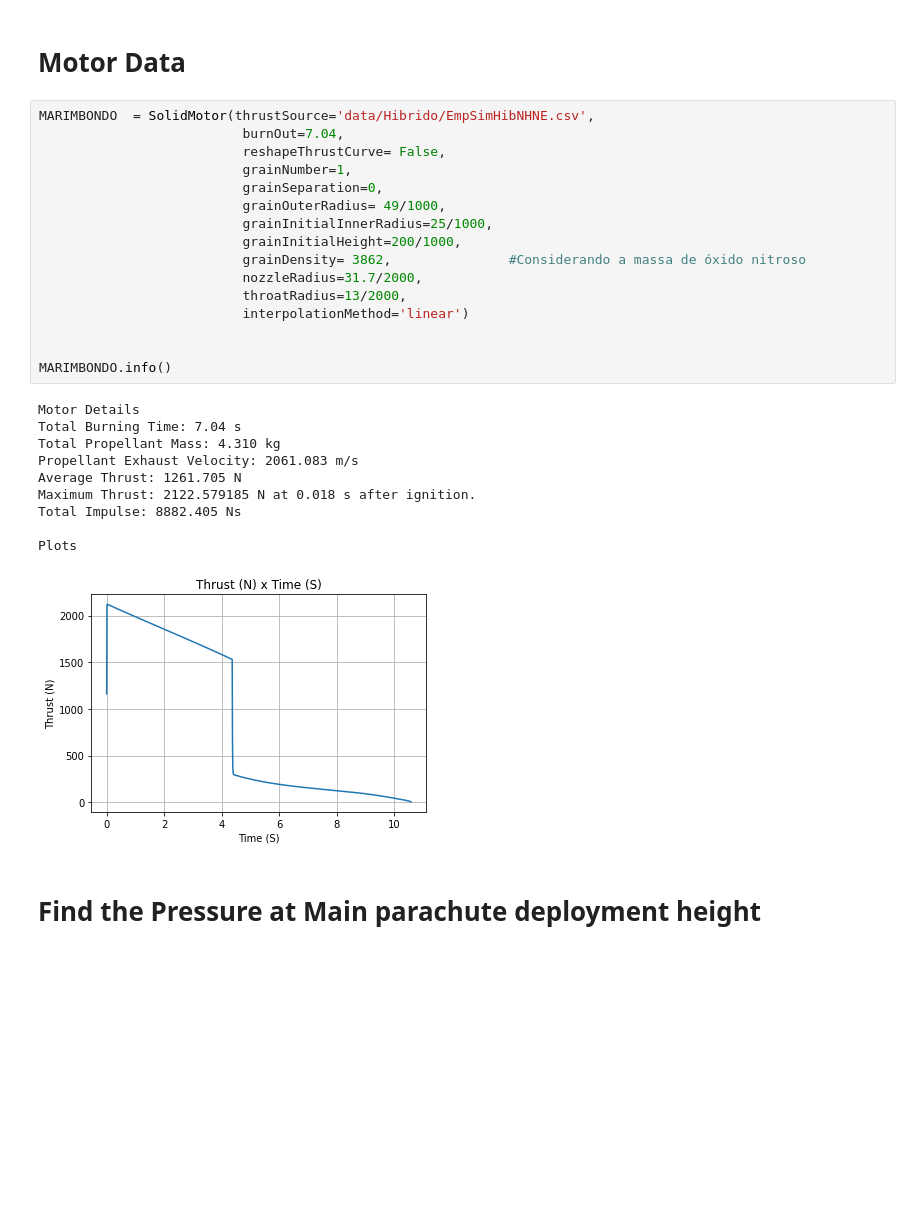
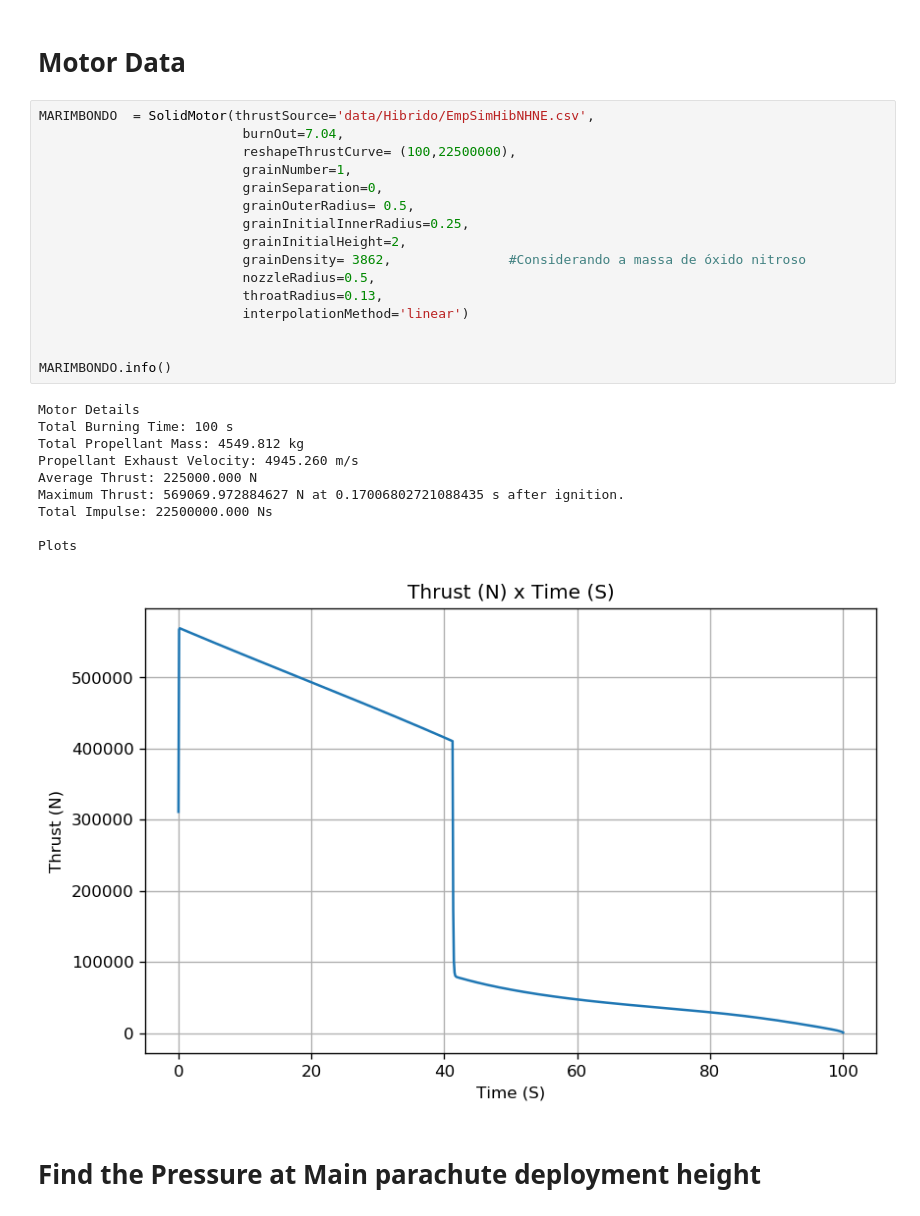
Before and after one commit to brunosorban/RocketPy, a Jupyter notebook: Europa Hibrido Flight Simulation.ipynb, the cells around one changed output. Cells and saved outputs as stored; diff of their text form; blank space fills up the shorter version.

```diff
--- a/Europa Hibrido Flight Simulation.ipynb
+++ b/Europa Hibrido Flight Simulation.ipynb
@@ -65,30 +68,30 @@ Atmospheric Model Plots
 # %%
 MARIMBONDO  = SolidMotor(thrustSource='data/Hibrido/EmpSimHibNHNE.csv',
                           burnOut=7.04,
-                          reshapeThrustCurve= False,
+                          reshapeThrustCurve= (100,22500000),
                           grainNumber=1,
                           grainSeparation=0,
-                          grainOuterRadius= 49/1000,
-                          grainInitialInnerRadius=25/1000,
-                          grainInitialHeight=200/1000,
+                          grainOuterRadius= 0.5,
+                          grainInitialInnerRadius=0.25,
+                          grainInitialHeight=2,
                           grainDensity= 3862,               #Considerando a massa de óxido nitroso
-                          nozzleRadius=31.7/2000,
-                          throatRadius=13/2000,
+                          nozzleRadius=0.5,
+                          throatRadius=0.13,
                           interpolationMethod='linear')
 
 
 MARIMBONDO.info()
 # %% [output]
 Motor Details
-Total Burning Time: 7.04 s
-Total Propellant Mass: 4.310 kg
-Propellant Exhaust Velocity: 2061.083 m/s
-Average Thrust: 1261.705 N
-Maximum Thrust: 2122.579185 N at 0.018 s after ignition.
-Total Impulse: 8882.405 Ns
+Total Burning Time: 100 s
+Total Propellant Mass: 4549.812 kg
+Propellant Exhaust Velocity: 4945.260 m/s
+Average Thrust: 225000.000 N
+Maximum Thrust: 569069.972884627 N at 0.17006802721088435 s after ignition.
+Total Impulse: 22500000.000 Ns
 
 Plots
-[figure, old version]
+[figure, new version]
 # %% [markdown]
 # Find the Pressure at Main parachute deployment height
 # %%
```
Also changed, not shown: parts of 5 cells of this notebook, 1 other file.
